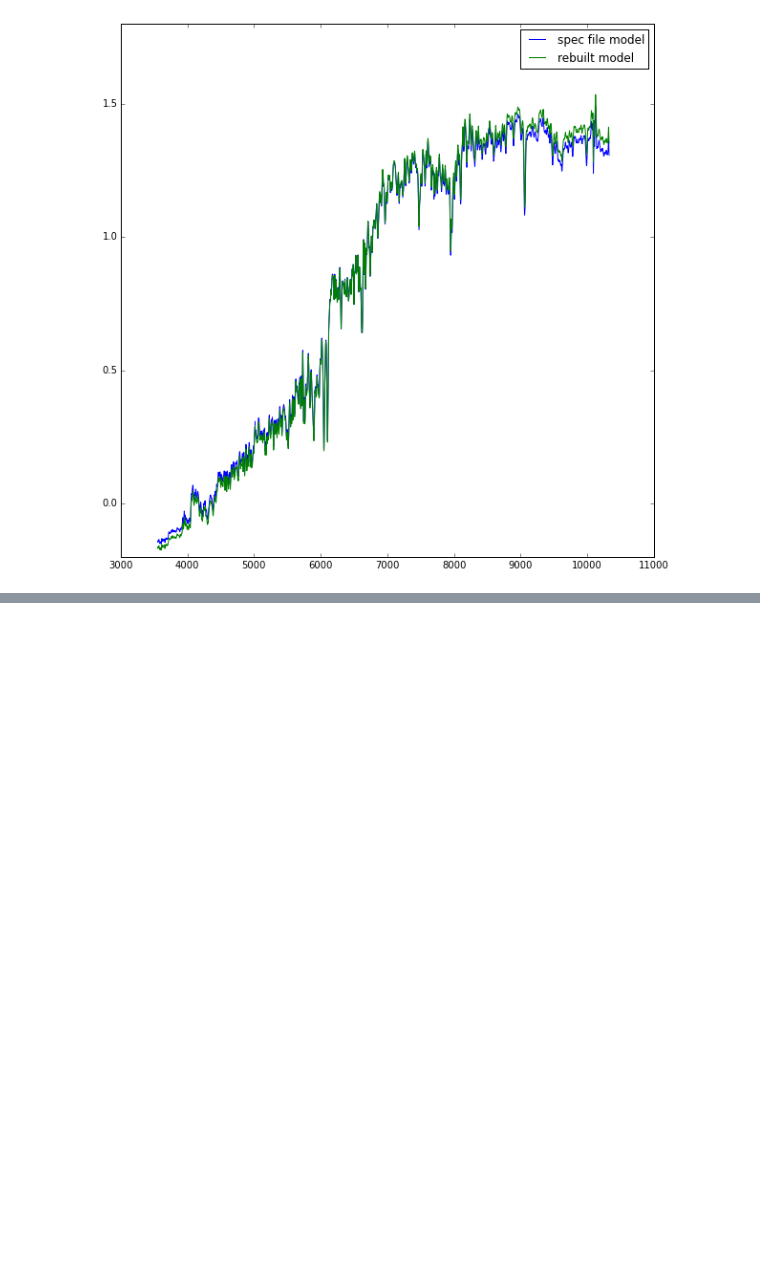
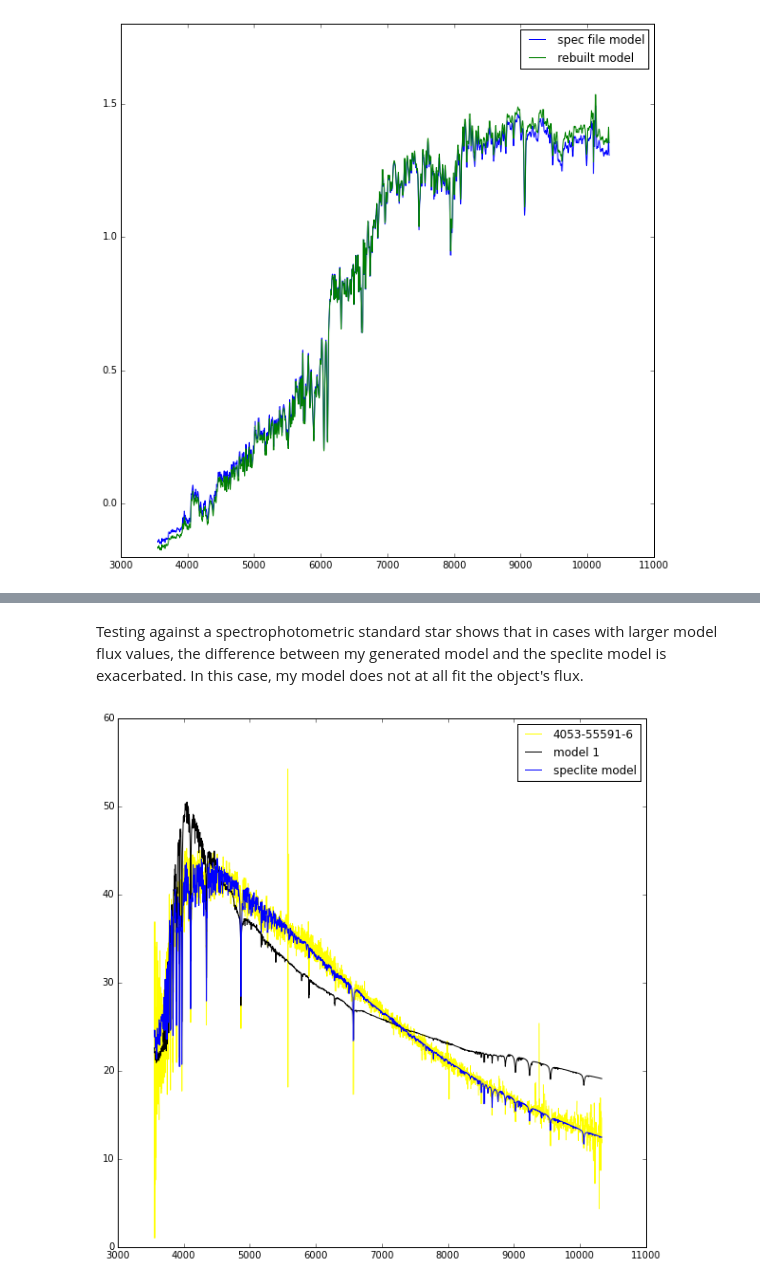
Before and after one commit to kgage/bossghost, a Jupyter notebook: ModelFlux.ipynb, the cells around one changed output, grey strips where cells are left out. Cells and saved outputs as stored; diff of their text form; code cells hidden in the pictures; blank space fills up the shorter version.

```diff
--- a/ModelFlux.ipynb
+++ b/ModelFlux.ipynb
@@ -93,0 +129,11 @@ plt.show()
+# %% [markdown]
+Testing against a spectrophotometric standard star shows that in cases with larger model flux values, the difference between my generated model and the speclite model is exacerbated. In this case, my model does not at all fit the object's flux.
+# %%
+plt.figure(figsize = (10,10))
+plt.plot(wlen, flux, color = 'yellow', label = '{}-{}-{}'.format(p, m, f))
+plt.plot(wlen, test_model, color = 'black', label = 'model 1')
+plt.plot(wlen, model, label = 'speclite model')
+plt.legend()
+plt.show()
+# %% [output]
+[figure, added]
```
Also changed, not shown: parts of 12 cells of this notebook.
